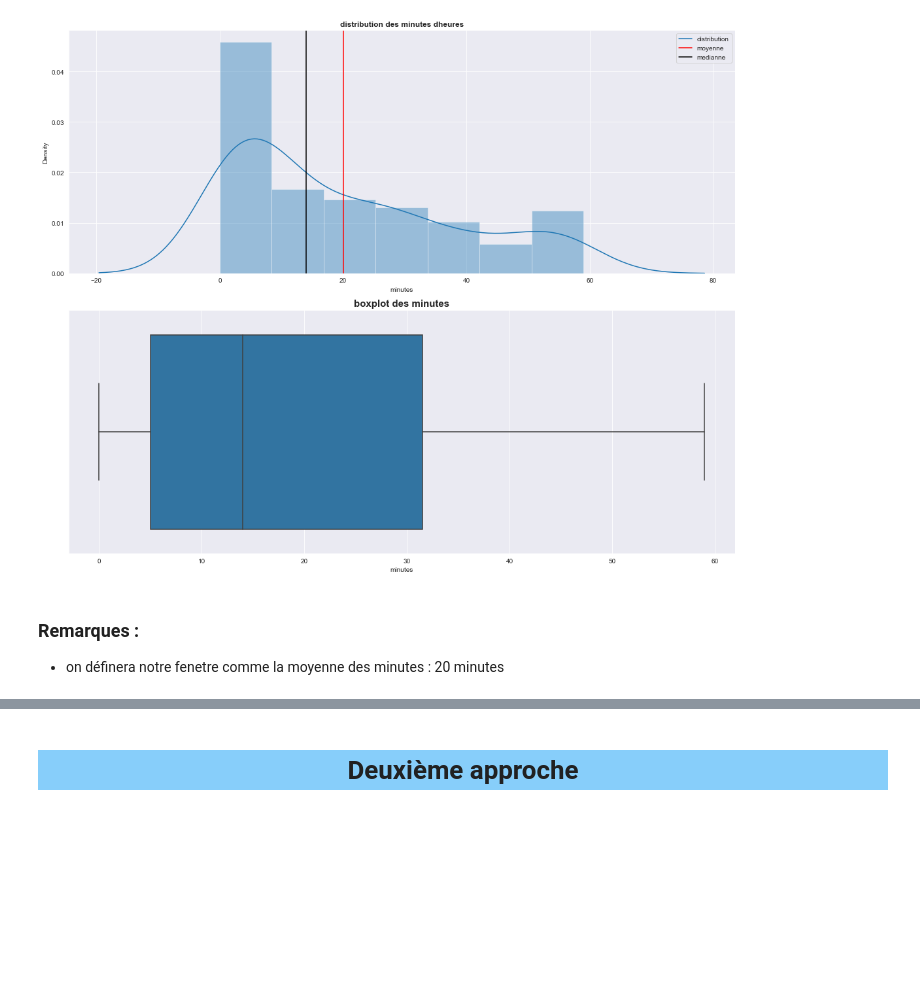
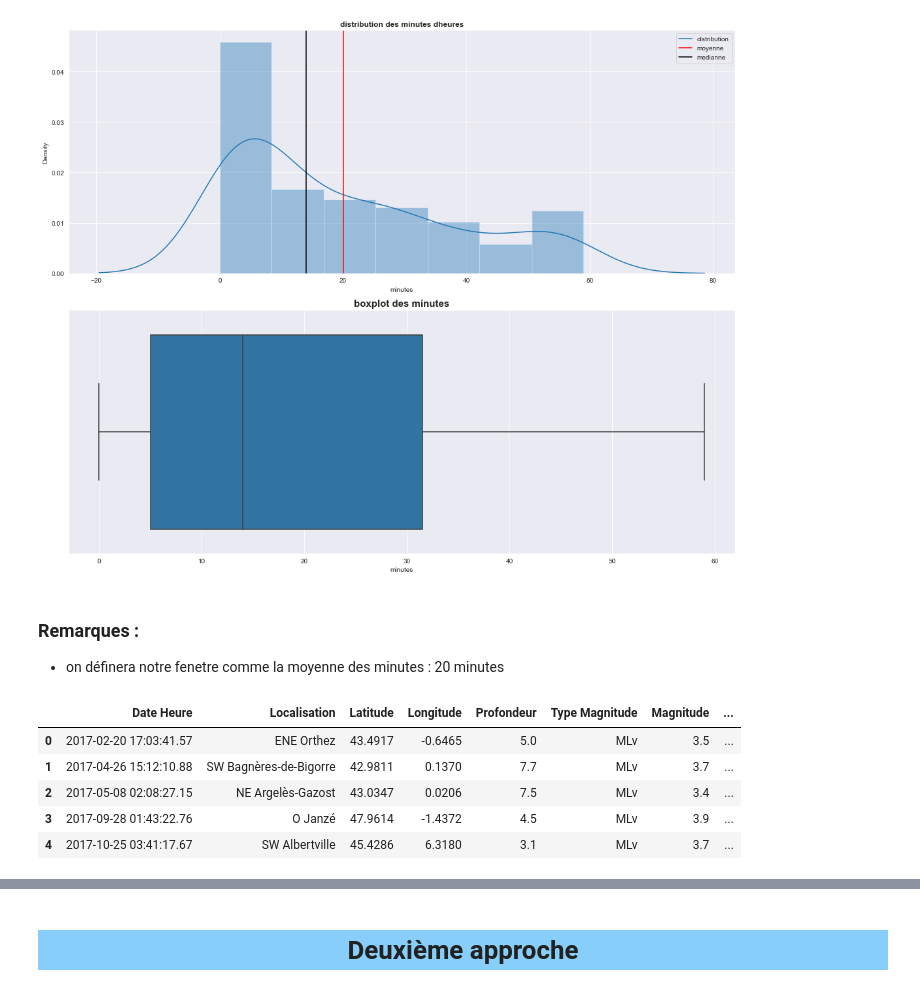
Before and after one commit to MohamedHmamouch/Earthquake_prediction, a Jupyter notebook: Notebook/Prediction_seisme_NLP.ipynb, the cells around one changed output, grey strips where cells are left out. Saved outputs shown, nothing was run; the diff lists cells and outputs as text; code cells hidden in the pictures; blank space fills up the shorter version.

```diff
--- a/Notebook/Prediction_seisme_NLP.ipynb
+++ b/Notebook/Prediction_seisme_NLP.ipynb
@@ -422,3 +422,13 @@ plt.show()
 # %% [markdown]
 ###  Remarques :
 - on définera notre fenetre comme la moyenne des minutes : 20 minutes
+# %%
+seisme_df=pd.read_csv('../Data/Liste_seismes_2017-2022.csv',sep=';')
+seisme_df.head(5)
+# %% [output]
+|  | Date Heure | Localisation | Latitude | Longitude | Profondeur | Type Magnitude | Magnitude | ... |
+| 0 | 2017-02-20 17:03:41.57 | ENE Orthez | 43.4917 | -0.6465 | 5.0 | MLv | 3.5 | ... |
+| 1 | 2017-04-26 15:12:10.88 | SW Bagnères-de-Bigorre | 42.9811 | 0.1370 | 7.7 | MLv | 3.7 | ... |
+| 2 | 2017-05-08 02:08:27.15 | NE Argelès-Gazost | 43.0347 | 0.0206 | 7.5 | MLv | 3.4 | ... |
+| 3 | 2017-09-28 01:43:22.76 | O Janzé | 47.9614 | -1.4372 | 4.5 | MLv | 3.9 | ... |
+| 4 | 2017-10-25 03:41:17.67 | SW Albertville | 45.4286 | 6.3180 | 3.1 | MLv | 3.7 | ... |
```
Also changed, not shown: parts of 13 cells of this notebook.
